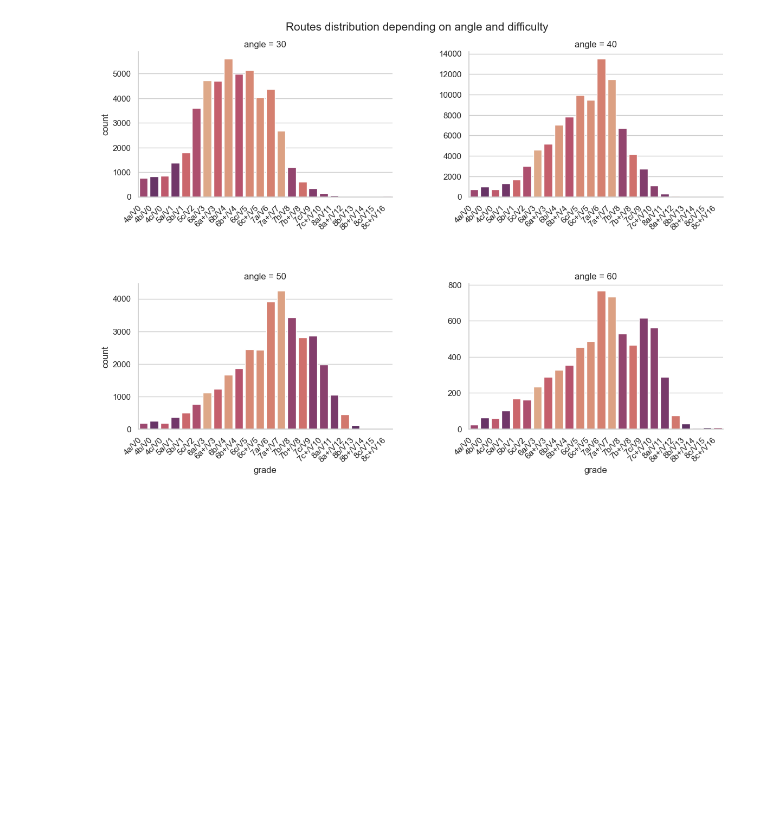
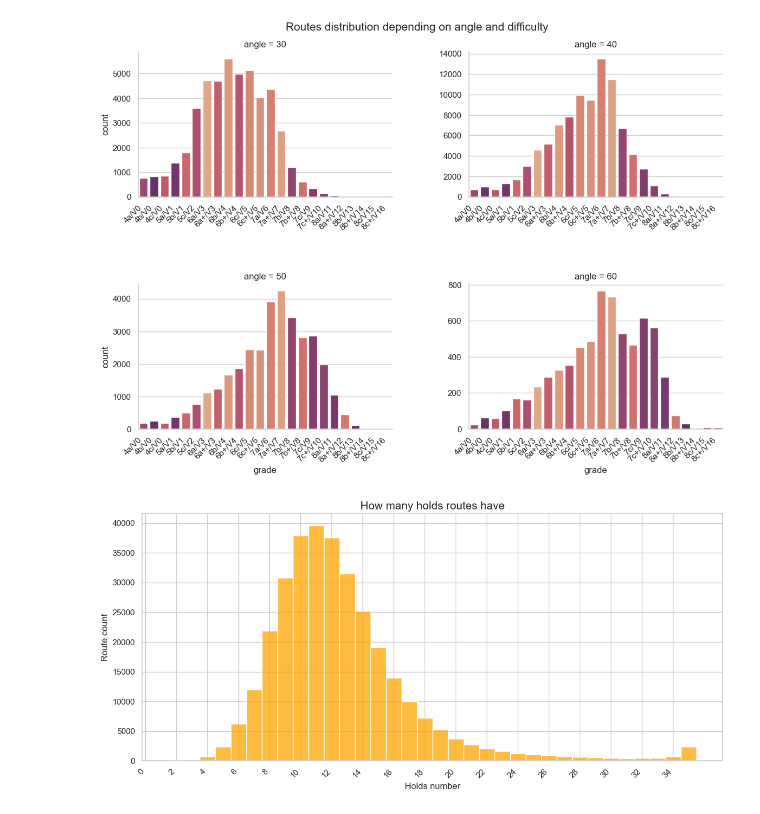
Before and after one commit to janekpriv/KilterClimbGeneration, a Jupyter notebook: src/notebooks/data_exploration.ipynb, the cells around one changed output. Saved outputs shown, nothing was run; the diff lists cells and outputs as text; code cells hidden in the pictures; blank space fills up the shorter version.

Commit message:
more visualizations

```diff
--- a/src/notebooks/data_exploration.ipynb
+++ b/src/notebooks/data_exploration.ipynb
@@ -246,3 +246,21 @@ plot.set_xticklabels(rotation=45, ha='right')
 plt.show()
 # %% [output]
 [figure]
+# %%
+df['move_count'] = df['frames'].apply(lambda x: x.count('p') if x else 0)
+plt.figure(figsize=(14, 6))
+
+sns.histplot(
+    data=df[df['move_count'] <= 35],
+    x='move_count',
+    color="orange",
+    discrete=True,
+    )
+plt.title('How many holds routes have', fontsize=15)
+plt.xlabel('Holds number')
+plt.ylabel('Route count')
+plt.xticks(rotation=45, ha='right')
+plt.xticks(range(0, 36, 2))
+plt.show()
+# %% [output]
+[figure, added]
```
